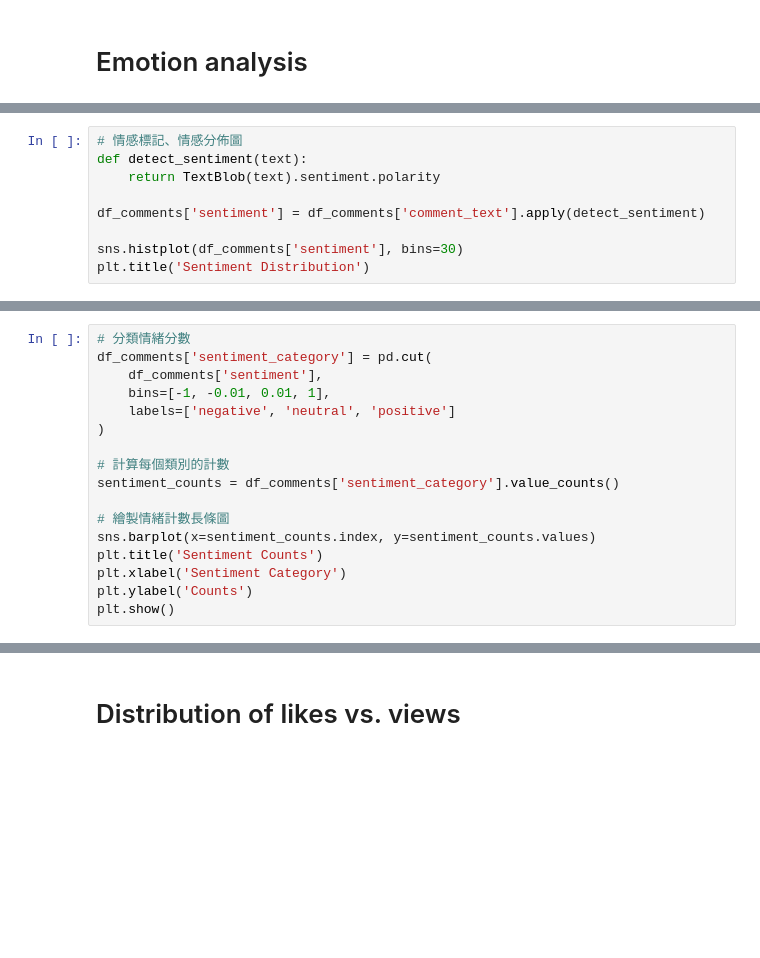
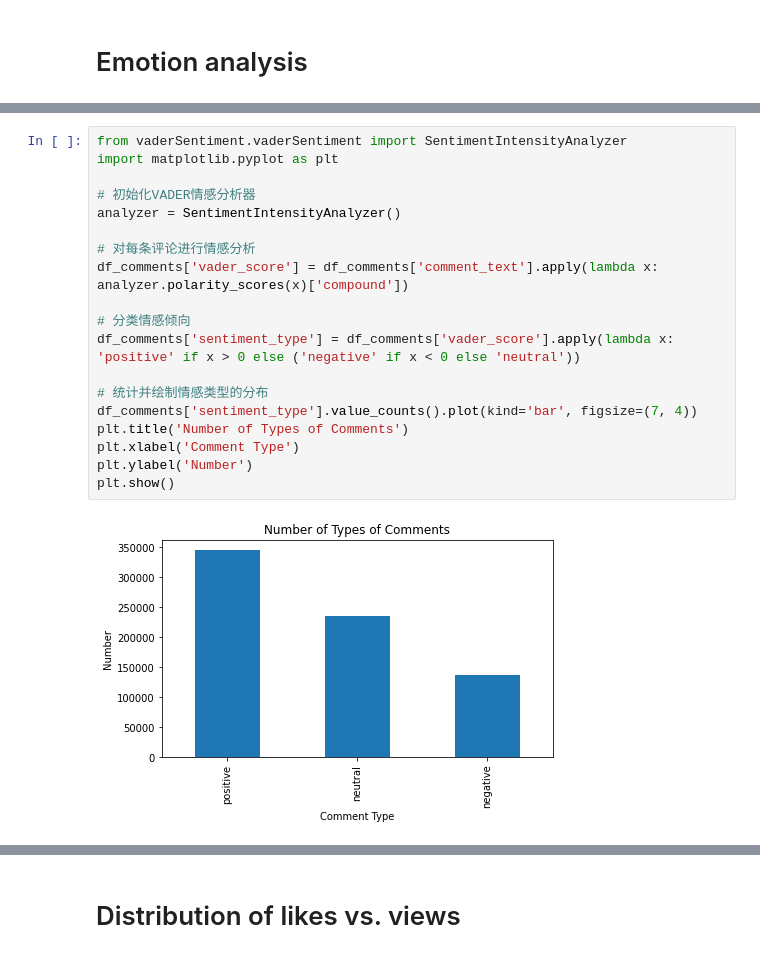
Before and after one commit to Shian7/EDA_youtube, a Jupyter notebook: eda-youtube.ipynb, the cells around one changed output, grey strips where cells are left out. Cells and saved outputs as stored; diff of their text form; blank space fills up the shorter version.

```diff
--- a/eda-youtube.ipynb
+++ b/eda-youtube.ipynb
@@ -154,9 +163,0 @@ from textblob import TextBlob
-# %%
-# 情感標記、情感分佈圖
-def detect_sentiment(text):
-    return TextBlob(text).sentiment.polarity
-
-df_comments['sentiment'] = df_comments['comment_text'].apply(detect_sentiment)
-
-sns.histplot(df_comments['sentiment'], bins=30)
-plt.title('Sentiment Distribution')
@@ -166,17 +163,0 @@ Text(0.5, 1.0, 'Sentiment Distribution')
-# %%
-# 分類情緒分數
-df_comments['sentiment_category'] = pd.cut(
-    df_comments['sentiment'],
-    bins=[-1, -0.01, 0.01, 1],
-    labels=['negative', 'neutral', 'positive']
-)
-
-# 計算每個類別的計數
-sentiment_counts = df_comments['sentiment_category'].value_counts()
-
-# 繪製情緒計數長條圖
-sns.barplot(x=sentiment_counts.index, y=sentiment_counts.values)
-plt.title('Sentiment Counts')
-plt.xlabel('Sentiment Category')
-plt.ylabel('Counts')
-plt.show()
@@ -204,0 +164,21 @@ plt.show()
+# %%
+from vaderSentiment.vaderSentiment import SentimentIntensityAnalyzer
+import matplotlib.pyplot as plt
+
+# 初始化VADER情感分析器
+analyzer = SentimentIntensityAnalyzer()
+
+# 对每条评论进行情感分析
+df_comments['vader_score'] = df_comments['comment_text'].apply(lambda x: analyzer.polarity_scores(x)['compound'])
+
+# 分类情感倾向
+df_comments['sentiment_type'] = df_comments['vader_score'].apply(lambda x: 'positive' if x > 0 else ('negative' if x < 0 else 'neutral'))
+
+# 统计并绘制情感类型的分布
+df_comments['sentiment_type'].value_counts().plot(kind='bar', figsize=(7, 4))
+plt.title('Number of Types of Comments')
+plt.xlabel('Comment Type')
+plt.ylabel('Number')
+plt.show()
+# %% [output]
+[figure, added]
```
Also changed, not shown: parts of 39 cells of this notebook.
